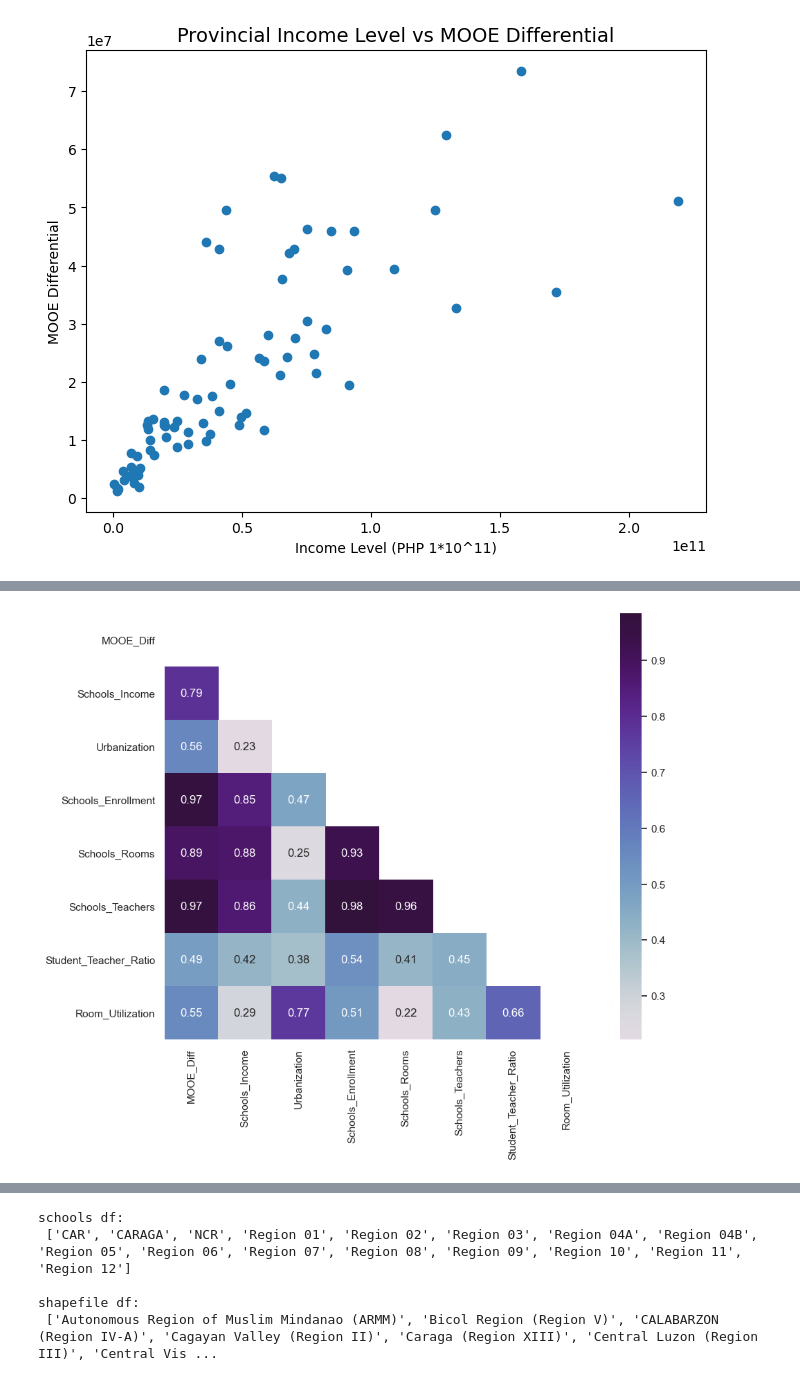
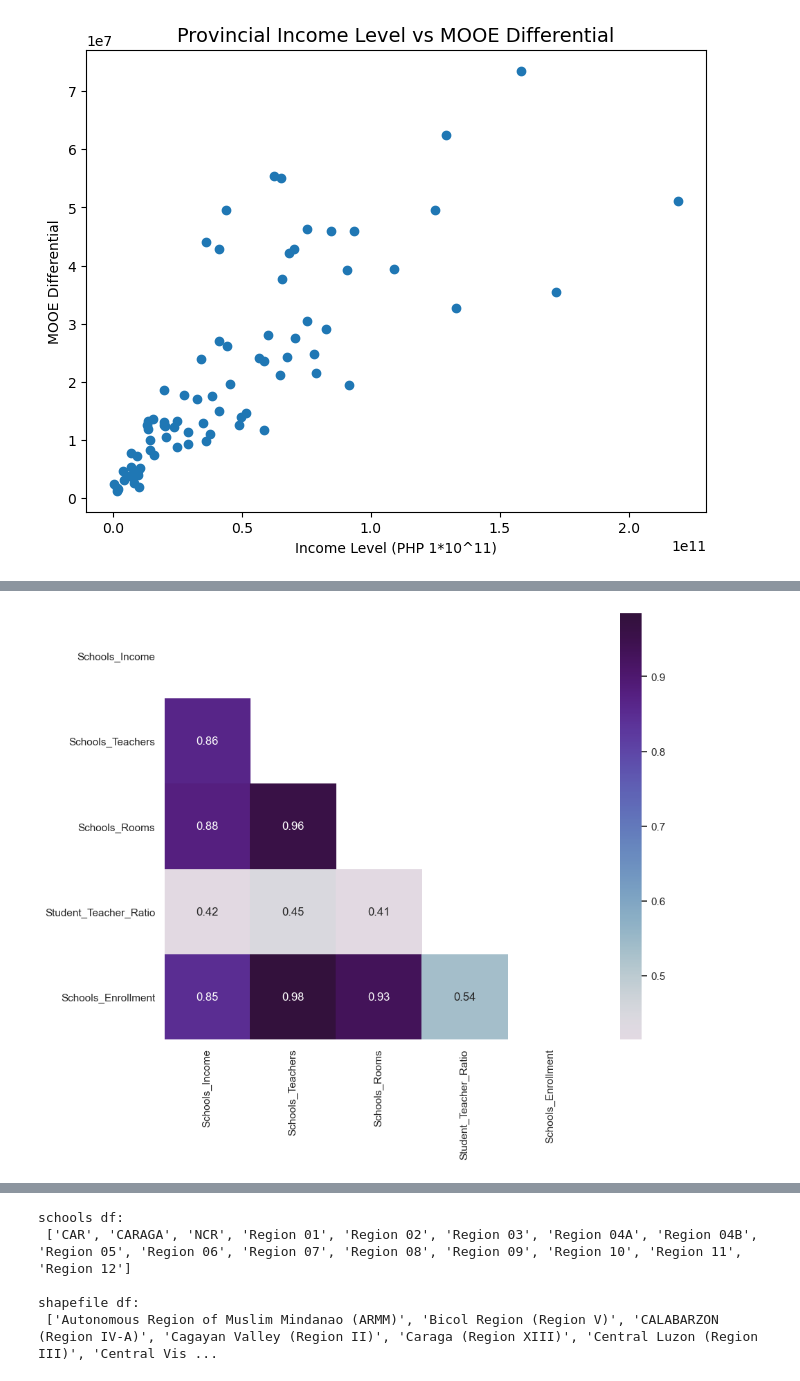
Before and after one commit to romeoben/DSC7-Sprint1-TeamAaron, a Jupyter notebook: Sprint1_Presentation.ipynb, the cells around one changed output, grey strips where cells are left out. Saved outputs shown, nothing was run; the diff lists cells and outputs as text; code cells hidden in the pictures.

```diff
--- a/Sprint1_Presentation.ipynb
+++ b/Sprint1_Presentation.ipynb
@@ -318,15 +372,17 @@ prov.corr()
 | Student_Teacher_Ratio | 0.493773 | 0.415507 | 0.382868 | 0.535365 | 0.414973 | 0.446118 | ... |
 | Room_Utilization | 0.552911 | 0.286912 | 0.766738 | 0.505819 | 0.221598 | 0.433114 | ... |
 # %%
+corr = prov[['Schools_Income', 'Schools_Teachers', 'Schools_Rooms', 'Student_Teacher_Ratio', 'Schools_Enrollment']].corr()
+
 plt.figure(figsize=(10,8))
 sns.set_theme(style="white")
-mask = np.triu(np.ones_like(prov.corr(), dtype=bool))
+mask = np.triu(np.ones_like(corr, dtype=bool))
 #cmap = sns.light_palette("blue", as_cmap=True)
-sns.heatmap(prov.corr(), mask=mask, cmap="twilight", center=1, annot=True)
+sns.heatmap(corr, mask=mask, cmap="twilight", center=1, annot=True)
 
 plt.show()
 # %% [output]
-[figure, old version]
+[figure, new version]
 # %%
 region = schools_num_clean.groupby(["school.region"])[["mooe_diff", "school.cityincome", "school.urban", "Enrolment", "rooms_total", "teachers_total", "st_ratio", "rt_ratio"]].agg(
     MOOE_Diff=('mooe_diff',sum),
```
Also changed, not shown: parts of 6 cells of this notebook.
